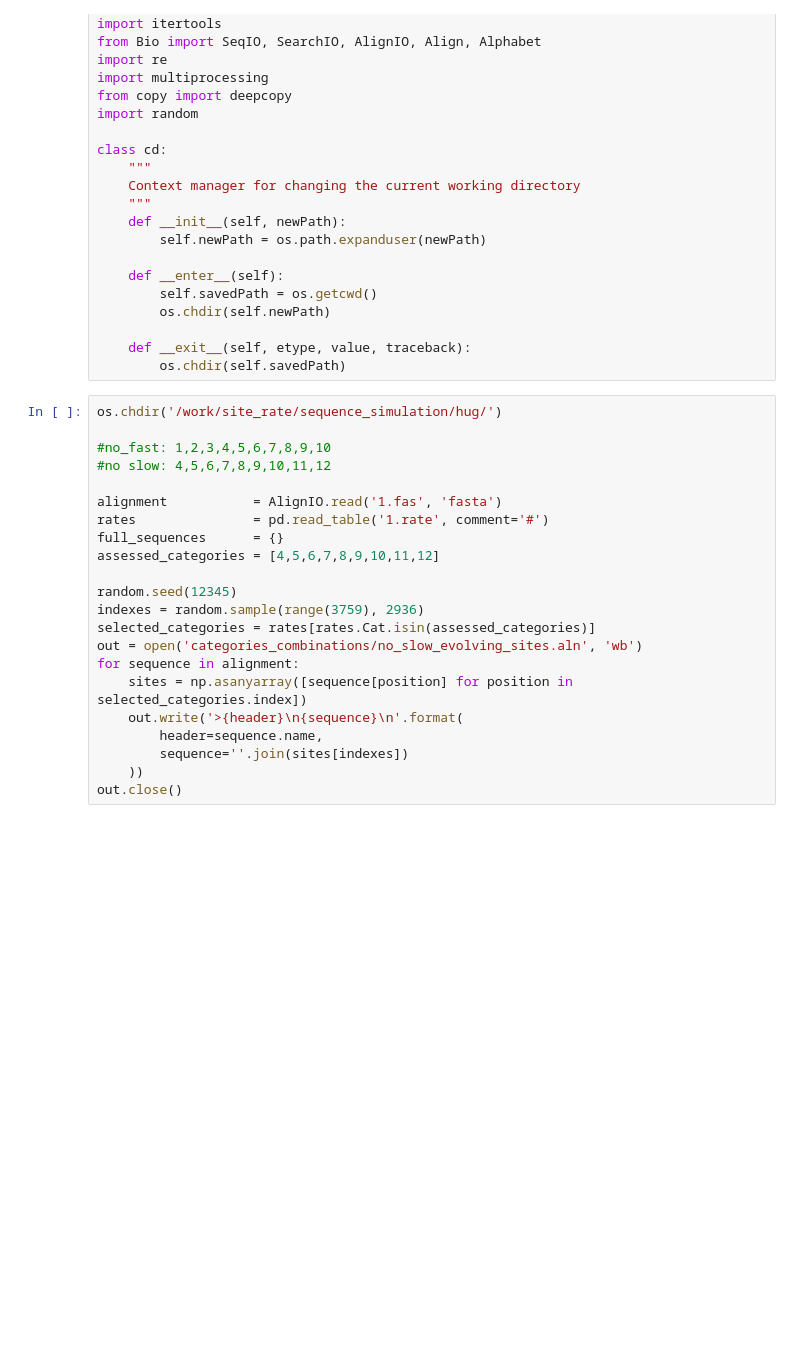
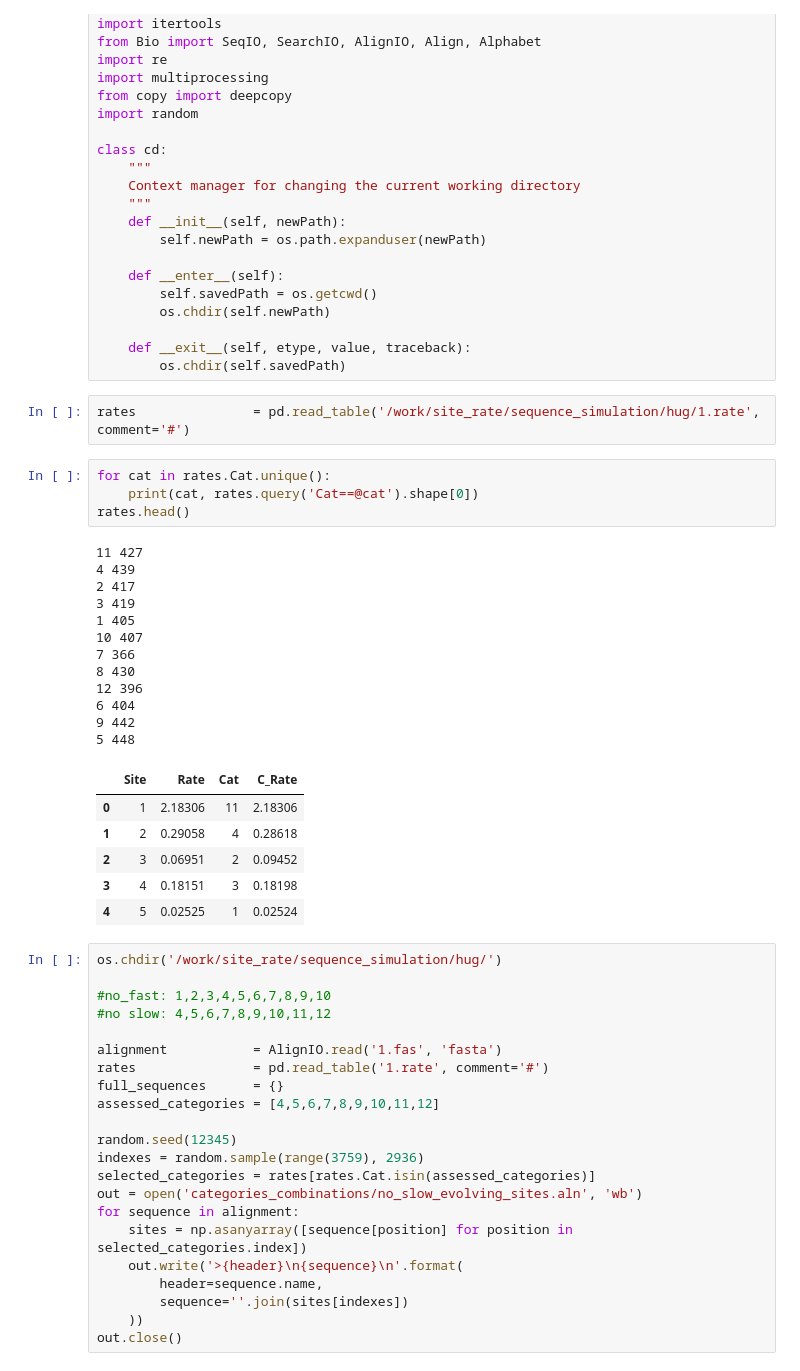
Before and after one commit to lthiberiol/jupyter_notebooks, a Jupyter notebook: site_rate/generate_rate_category_alignment_combinations-simulation.ipynb, the cells around one changed output. Drawn from its saved outputs; the diff is of its cells as text; blank space fills up the shorter version.

```diff
--- a/site_rate/generate_rate_category_alignment_combinations-simulation.ipynb
+++ b/site_rate/generate_rate_category_alignment_combinations-simulation.ipynb
@@ -29,6 +29,31 @@ class cd:
 
     def __exit__(self, etype, value, traceback):
         os.chdir(self.savedPath)
+# %%
+rates               = pd.read_table('/work/site_rate/sequence_simulation/hug/1.rate', comment='#')
+# %%
+for cat in rates.Cat.unique():
+    print(cat, rates.query('Cat==@cat').shape[0])
+rates.head()
+# %% [output]
+11 427
+4 439
+2 417
+3 419
+1 405
+10 407
+7 366
+8 430
+12 396
+6 404
+9 442
+5 448
+|  | Site | Rate | Cat | C_Rate |
+| 0 | 1 | 2.18306 | 11 | 2.18306 |
+| 1 | 2 | 0.29058 | 4 | 0.28618 |
+| 2 | 3 | 0.06951 | 2 | 0.09452 |
+| 3 | 4 | 0.18151 | 3 | 0.18198 |
+| 4 | 5 | 0.02525 | 1 | 0.02524 |
 # %%
 os.chdir('/work/site_rate/sequence_simulation/hug/')
 
```
Also changed, not shown: parts of 7 cells of this notebook, 15 other files.
